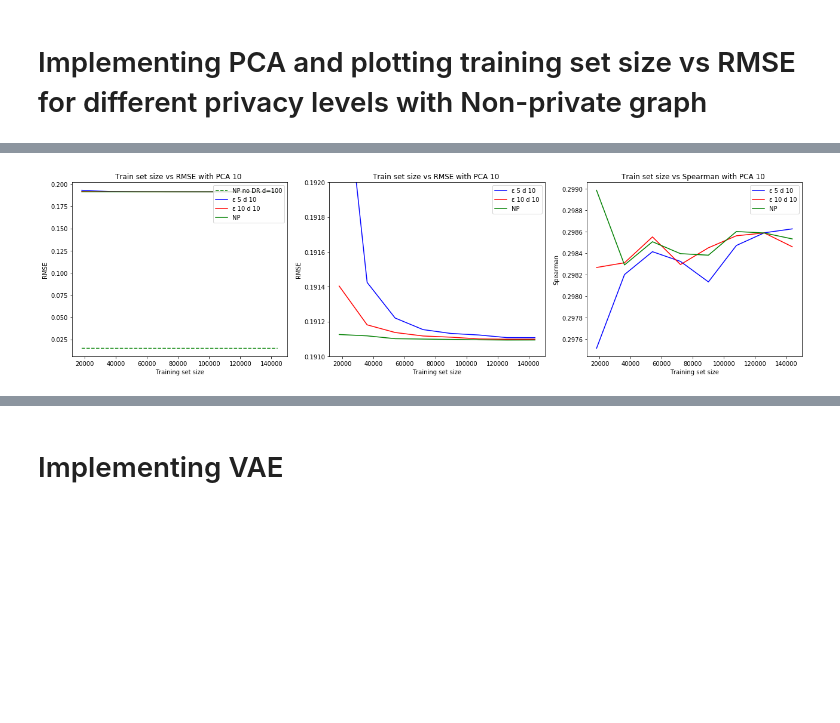
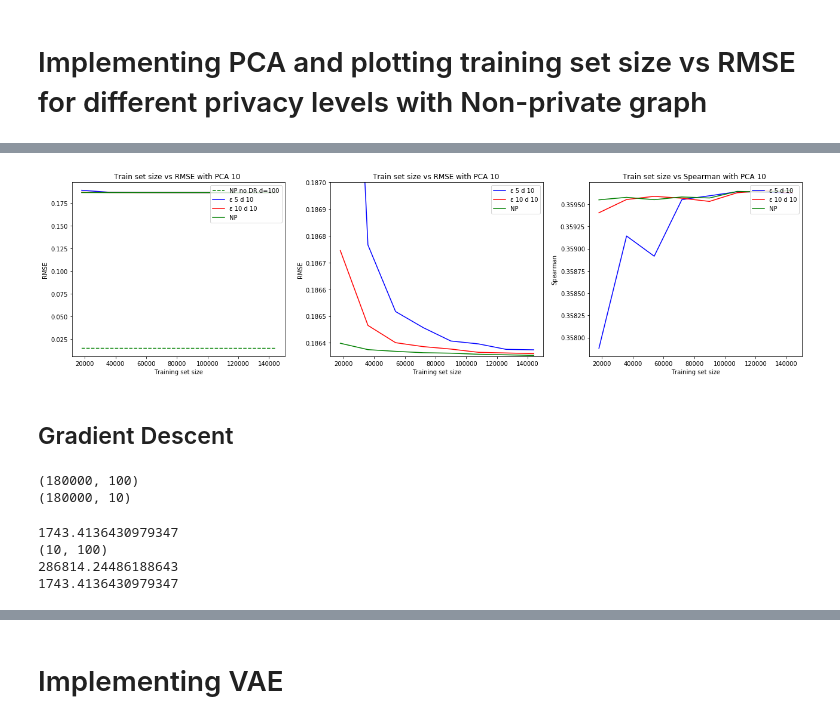
Before and after one commit to jithendaraa/Privacy-aware-learning, a Jupyter notebook: Laplace Mechanism/Laplace_Noises.ipynb, the cells around one changed output, grey strips where cells are left out. Saved outputs shown, nothing was run; the diff lists cells and outputs as text; code cells hidden in the pictures; blank space fills up the shorter version.

```diff
--- a/Laplace Mechanism/Laplace_Noises.ipynb
+++ b/Laplace Mechanism/Laplace_Noises.ipynb
@@ -246,11 +246,9 @@ def np_plotter(X, y, n, d, k, jump):
     return ans
 
 
-
-
 def getPCA(d, X):
-    pca = PCA(n_components=d)
-    x_pca = pca.fit_transform(X)
+    pca = PCA()
+    x_pca = pca.fit_transform(X)[:, :d]
     return x_pca
 # %% [markdown]
 # Get synthetic data
@@ -370,8 +369,6 @@ plt.show()
 # %% [markdown]
 # Implementing PCA and plotting training set size vs RMSE for different privacy levels with Non-private graph
 # %%
-
-
 reduced_d = [10]
 entries = [180000]
 plotnum = 1
@@ -405,16 +402,3 @@ for i in range(len(reduced_d)):
             if epsilon==10:
                 ans_PCA_e10_d10 = ans
                 np.save('drive/My Drive/Colab Notebooks/ans_PCA_e10_d10.npy', ans_PCA_e10_d10)
-
-            plt.errorbar(ans[0], ans[1], color=colors[eps_idx], ecolor=colors[eps_idx], capsize=3, label='ε '+str(epsilon)+ " d "+str(d))
-
-
-        plt.errorbar(ans[0], ans[3], color=colors[4], ecolor=colors[4], capsize=3, label="NP")
-        plt.xlabel("Training set size")
-        plt.ylabel("RMSE")
-        pylab.legend(loc='upper right')
-        plt.title("Train set size vs RMSE with PCA " + str(d))
-        plotnum = plotnum+1
-
-    plt.tight_layout()
-    plt.show()
@@ -435,32 +415,34 @@ plt.errorbar(ans_PCA_e10_d10[0], ans_PCA_e10_d10[1], color="red", ecolor="red",
 plt.errorbar(ans_PCA_e5_d10[0], ans_PCA_e5_d10[3], color="green", ecolor="green", capsize=3, label='NP')
 plt.xlabel("Training set size")
 plt.ylabel("RMSE")
 pylab.legend(loc='upper right')
 plt.title("Train set size vs RMSE with PCA 10 ")
 
 plt.subplot(1,3,3)
 plt.errorbar(ans_PCA_e5_d10[0], ans_PCA_e5_d10[5], color="blue", ecolor="blue", capsize=3, label='ε 5 d 10')
 plt.errorbar(ans_PCA_e10_d10[0], ans_PCA_e10_d10[5], color="red", ecolor="red", capsize=3, label='ε 10 d 10')
 plt.errorbar(ans_PCA_e5_d10[0], ans_PCA_e5_d10[6], color="green", ecolor="green", capsize=3, label='NP')
 plt.xlabel("Training set size")
 plt.ylabel("Spearman")
 pylab.legend(loc='upper right')
 plt.title("Train set size vs Spearman with PCA 10 ")
 
 
 plt.subplot(1,3,2)
 
 plt.errorbar(ans_PCA_e5_d10[0], ans_PCA_e5_d10[1], color="blue", ecolor="blue", capsize=3, label='ε 5 d 10')
 plt.errorbar(ans_PCA_e10_d10[0], ans_PCA_e10_d10[1], color="red", ecolor="red", capsize=3, label='ε 10 d 10')
 plt.errorbar(ans_PCA_e5_d10[0], ans_PCA_e5_d10[3], color="green", ecolor="green", capsize=3, label='NP')
 plt.xlabel("Training set size")
 plt.ylabel("RMSE")
 pylab.legend(loc='upper right')
-plt.ylim(0.1910,0.1920)
+plt.ylim(0.18635,0.1870)
 plt.title("Train set size vs RMSE with PCA 10 ")
 
 
 plt.tight_layout()
 plt.show()
 # %% [output]
-[figure, old version]
+[figure, new version]
+# %% [markdown]
+## Gradient Descent
@@ -466,0 +457,31 @@ plt.show()
+# %%
+X_norm = np.load('drive/My Drive/Colab Notebooks/X_norm_lpl.npy')
+y_norm = np.load('drive/My Drive/Colab Notebooks/y_norm_lpl.npy')
+print(X_norm.shape)
+print(X_red.shape)
+# %% [output]
+(180000, 100)
+(180000, 10)
+# %%
+d = 100
+xTx = np.matmul(X_norm.transpose(), X_norm)
+xTy = np.matmul(X_norm.transpose(), y_norm)
+w = np.matmul(np.linalg.pinv(xTx), xTy)
+y_est = np.matmul(X_norm,w).reshape(n)
+abs_err = sum(abs(y_norm - y_est))
+print(abs_err)
+
+
+P = np.matmul(np.linalg.pinv(X_norm), X_red).transpose()
+print(P.shape)
+xTx = np.matmul(X_red.transpose(), X_red)
+xTy = np.matmul(X_red.transpose(), y)
+w_pca = np.matmul(np.linalg.pinv(xTx), xTy)
+y_pca_pred = np.matmul(X_red, w_pca)
+print(sum(abs(y_norm - y_pca_pred)))
+print(sum(abs(y_norm - y_est)))
+# %% [output]
+1743.4136430979347
+(10, 100)
+286814.24486188643
+1743.4136430979347
```
Also changed, not shown: parts of 22 cells of this notebook.
